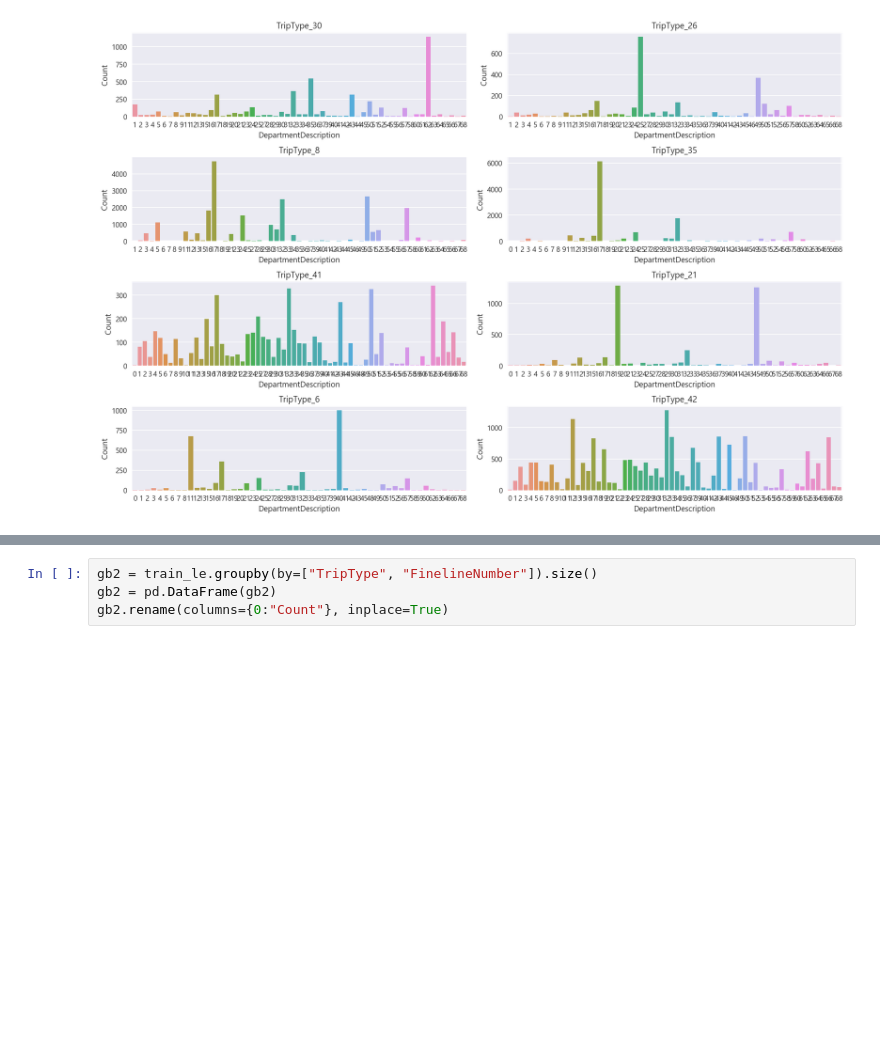
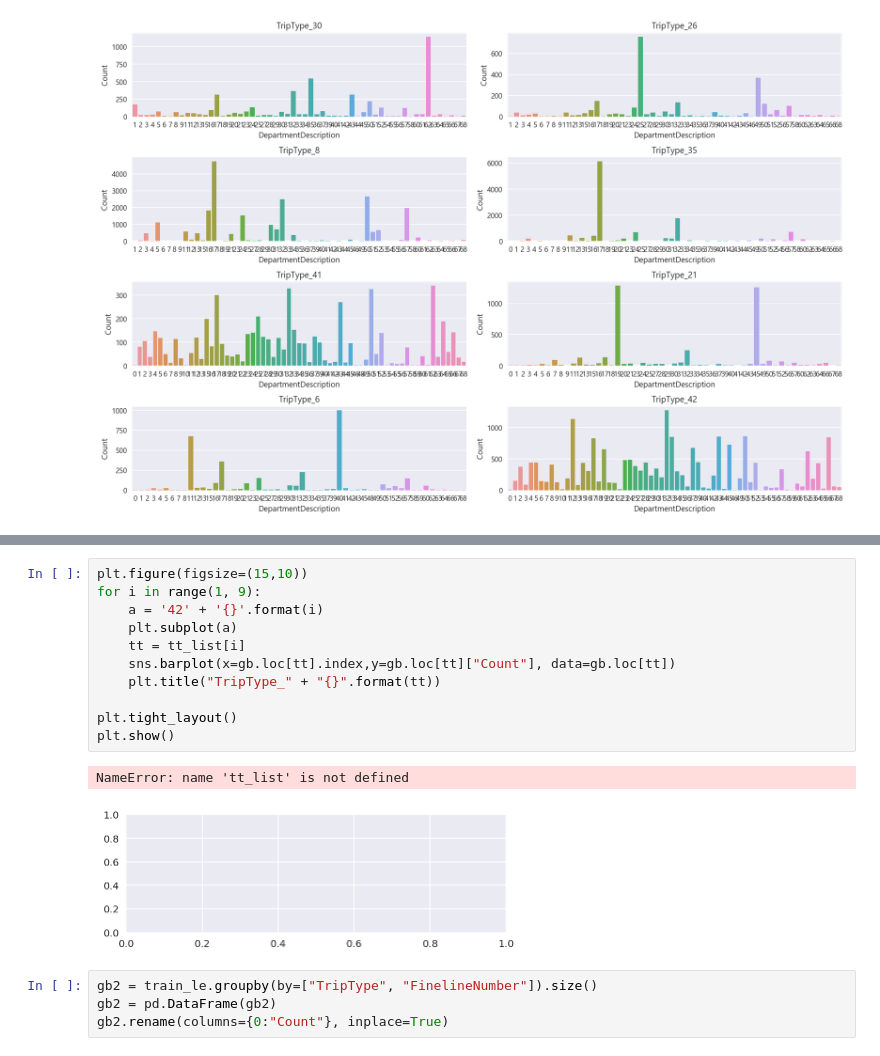
Before and after one commit to YounginLEE/DSS7_Team3, a Jupyter notebook: Main/Team3_it.ipynb, the cells around one changed output, grey strips where cells are left out. Saved outputs shown, nothing was run; the diff lists cells and outputs as text; blank space fills up the shorter version.

```diff
--- a/Main/Team3_it.ipynb
+++ b/Main/Team3_it.ipynb
@@ -352,4 +339,18 @@ mhd.tail()
 5 rows × 39 columns
+# %%
+plt.figure(figsize=(15,10))
+for i in range(1, 9):
+    a = '42' + '{}'.format(i)
+    plt.subplot(a)
+    tt = tt_list[i]
+    sns.barplot(x=gb.loc[tt].index,y=gb.loc[tt]["Count"], data=gb.loc[tt])
+    plt.title("TripType_" + "{}".format(tt))
+
+plt.tight_layout()
+plt.show()
+# %% [output]
+NameError: name 'tt_list' is not defined
+[figure, added]
 # %%
 gb2 = train_le.groupby(by=["TripType", "FinelineNumber"]).size()
 gb2 = pd.DataFrame(gb2)
```
Also changed, not shown: parts of 23 cells of this notebook.
